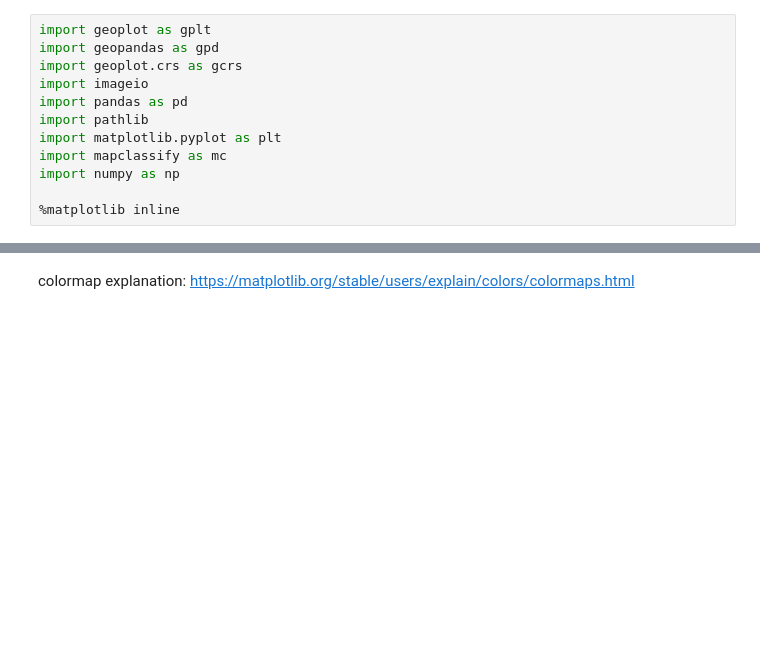
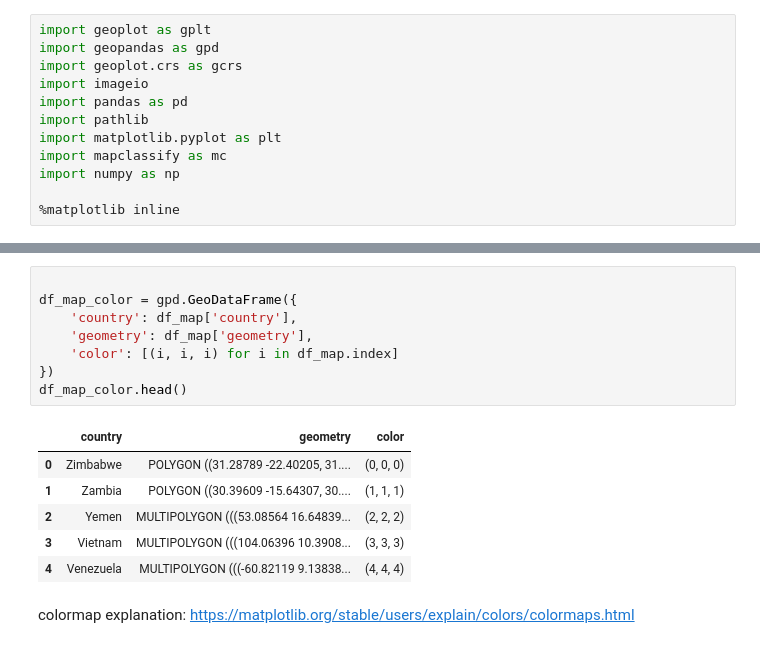
Before and after one commit to Steef-Broeder/Emergency-Services-Comparison, a Jupyter notebook: src/app.ipynb, the cells around one changed output, grey strips where cells are left out. Saved outputs shown, nothing was run; the diff lists cells and outputs as text; blank space fills up the shorter version.

```diff
--- a/src/app.ipynb
+++ b/src/app.ipynb
@@ -64,3 +63,18 @@ df_map.head()
+# %%
+
+df_map_color = gpd.GeoDataFrame({
+    'country': df_map['country'],
+    'geometry': df_map['geometry'],
+    'color': [(i, i, i) for i in df_map.index]
+})
+df_map_color.head()
+# %% [output]
+|  | country | geometry | color |
+| 0 | Zimbabwe | POLYGON ((31.28789 -22.40205, 31.... | (0, 0, 0) |
+| 1 | Zambia | POLYGON ((30.39609 -15.64307, 30.... | (1, 1, 1) |
+| 2 | Yemen | MULTIPOLYGON (((53.08564 16.64839... | (2, 2, 2) |
+| 3 | Vietnam | MULTIPOLYGON (((104.06396 10.3908... | (3, 3, 3) |
+| 4 | Venezuela | MULTIPOLYGON (((-60.82119 9.13838... | (4, 4, 4) |
 # %% [markdown]
 colormap explanation: https://matplotlib.org/stable/users/explain/colors/colormaps.html
 # %%
```
Also changed, not shown: parts of 9 cells of this notebook, 1 other file.
